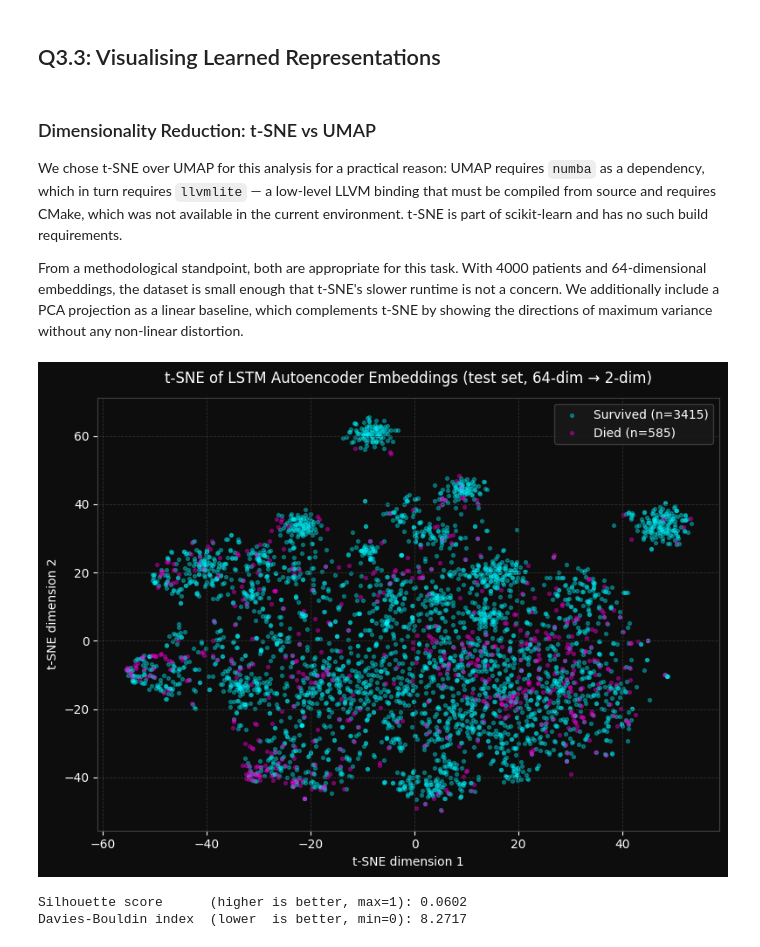
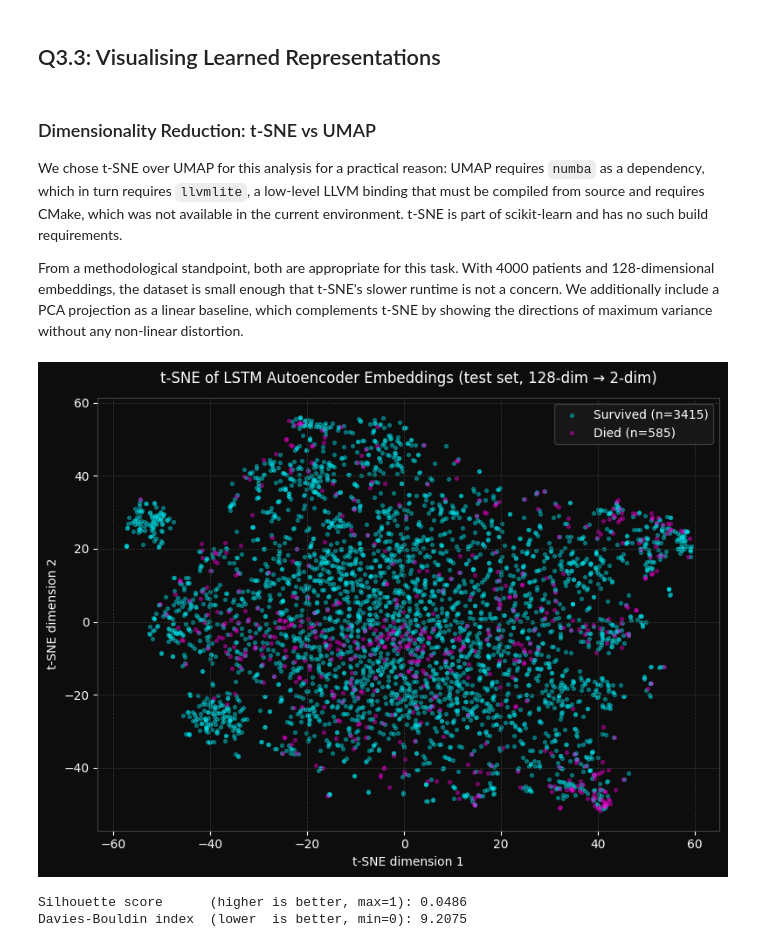
Before and after one commit to kathalikren/Machine-Learning-for-Health-Care, a Jupyter notebook: exercise_3.ipynb, the cells around one changed output. Drawn from its saved outputs; the diff is of its cells as text; code cells hidden in the pictures.

```diff
--- a/exercise_3.ipynb
+++ b/exercise_3.ipynb
@@ -165,26 +252,31 @@ plt.show()
 # %%
-def encode(X, model, batch_size=64):
+def encode(X, model, batch_size=256):
+    """Extract encoder embeddings h (not projections z) for downstream use."""
     loader = DataLoader(TensorDataset(X), batch_size=batch_size, shuffle=False)
-    zs = []
+    hs = []
     model.eval()
     with torch.no_grad():
         for (batch,) in loader:
-            _, (h_n, _) = model.encoder(batch)
-            zs.append(h_n.squeeze(0))
-    return torch.cat(zs, dim=0)
+            h, _ = model(batch)   # h = embedding, _ = projection (discarded)
+            hs.append(h)
+    return torch.cat(hs, dim=0)
 # %%
-# Load pretrained weights
-model.load_state_dict(torch.load("lstm_autoencoder.pt"))
+from sklearn.metrics import average_precision_score
 
-# Freeze encoder
-for param in model.encoder.parameters():
+# Load pretrained contrastive encoder
+encoder = LSTMEncoder(input_size, hidden_size, proj_dim)
+encoder.load_state_dict(torch.load("lstm_contrastive.pt"))
+
+# Freeze encoder weights
+for param in encoder.encoder.parameters():
     param.requires_grad = False
 
-# Pass every patient through frozen encoder: 64-dim vector per patient
-z_train = encode(X_train, model)
-z_val   = encode(X_val,   model)
-z_test  = encode(X_test,  model)
+# Encode all splits using the frozen encoder (projection head discarded)
+z_train = encode(X_train, encoder)
+z_val   = encode(X_val,   encoder)
+z_test  = encode(X_test,  encoder)
 
+# Linear probe: logistic regression on top of frozen embeddings
 lr = LogisticRegression(max_iter=1000)
 lr.fit(z_train.numpy(), y_train)
 
@@ -342,43 +685,43 @@ As the labeled set grows toward the full 4000 patients, the gap between approach
 # %% [markdown]
 ### Dimensionality Reduction: t-SNE vs UMAP
 
-We chose t-SNE over UMAP for this analysis for a practical reason: UMAP requires `numba` as a dependency, which in turn requires `llvmlite` — a low-level LLVM binding that must be compiled from source and requires CMake, which was not available in the current environment. t-SNE is part of scikit-learn and has no such build requirements.
+We chose t-SNE over UMAP for this analysis for a practical reason: UMAP requires `numba` as a dependency, which in turn requires `llvmlite`, a low-level LLVM binding that must be compiled from source and requires CMake, which was not available in the current environment. t-SNE is part of scikit-learn and has no such build requirements.
 
-From a methodological standpoint, both are appropriate for this task. With 4000 patients and 64-dimensional embeddings, the dataset is small enough that t-SNE's slower runtime is not a concern. We additionally include a PCA projection as a linear baseline, which complements t-SNE by showing the directions of maximum variance without any non-linear distortion.
+From a methodological standpoint, both are appropriate for this task. With 4000 patients and 128-dimensional embeddings, the dataset is small enough that t-SNE's slower runtime is not a concern. We additionally include a PCA projection as a linear baseline, which complements t-SNE by showing the directions of maximum variance without any non-linear distortion.
 # %%
 # Use full test set embeddings (unseen during both pretraining and probe training)
 z_vis  = z_test.numpy()
 labels = y_test  # 0 = survived, 1 = died
 
 # ── t-SNE ────────────────────────────────────────────────────────────────────
 tsne = TSNE(n_components=2, perplexity=30, random_state=42, max_iter=1000)
 z_2d = tsne.fit_transform(z_vis)
 
 fig, ax = styled_fig(figsize=(8, 6))
 for label, color, name in zip([0, 1], NEON[:2], ['Survived', 'Died']):
     mask = labels == label
     ax.scatter(z_2d[mask, 0], z_2d[mask, 1],
                c=color, alpha=0.35, s=8, label=f"{name} (n={mask.sum()})")
 
-ax.set_title("t-SNE of LSTM Autoencoder Embeddings (test set, 64-dim → 2-dim)", color='white', pad=12)
+ax.set_title("t-SNE of LSTM Autoencoder Embeddings (test set, 128-dim → 2-dim)", color='white', pad=12)
 ax.set_xlabel("t-SNE dimension 1", color='white')
 ax.set_ylabel("t-SNE dimension 2", color='white')
 style_legend(ax)
 plt.tight_layout()
 plt.show()
 
 # ── Quantitative clustering metrics ──────────────────────────────────────────
 # Silhouette score: ranges [-1, 1]; higher = better class separation
 # Davies-Bouldin index: lower = better (ratio of within-cluster to between-cluster distances)
 sil = silhouette_score(z_vis, labels, metric='euclidean', sample_size=2000, random_state=42)
 db  = davies_bouldin_score(z_vis, labels)
 
 print(f"Silhouette score      (higher is better, max=1): {sil:.4f}")
 print(f"Davies-Bouldin index  (lower  is better, min=0): {db:.4f}")
 # %% [output]
-[figure, old version]
+[figure, new version]
-Silhouette score      (higher is better, max=1): 0.0602
-Davies-Bouldin index  (lower  is better, min=0): 8.2717
+Silhouette score      (higher is better, max=1): 0.0486
+Davies-Bouldin index  (lower  is better, min=0): 9.2075
 # %% [markdown]
 ### Observations
 
```
Also changed, not shown: parts of 29 cells of this notebook, 1 other file.
